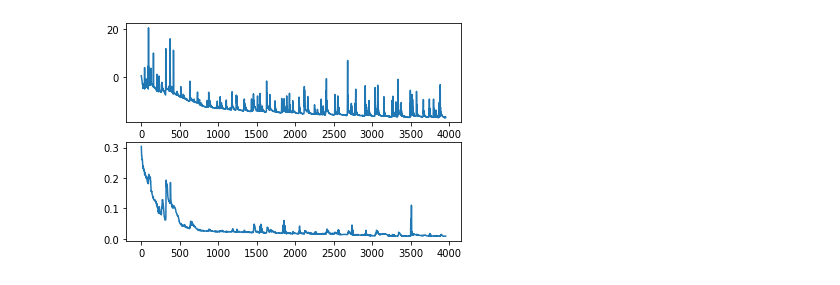
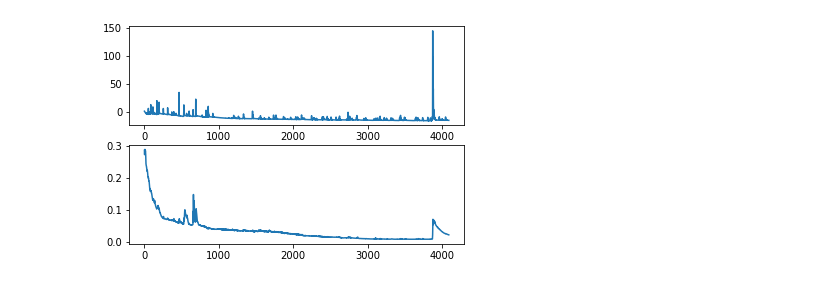
Before and after one commit to facebookresearch/mbrl-lib, a Jupyter notebook: notebooks/fit_ensemble_1d.ipynb, the cells around one changed output. Saved outputs shown, nothing was run; the diff lists cells and outputs as text; code cells hidden in the pictures.

```diff
--- a/notebooks/fit_ensemble_1d.ipynb
+++ b/notebooks/fit_ensemble_1d.ipynb
@@ -71,19 +71,21 @@ member_cfg = omegaconf.OmegaConf.create({
     "in_size": 1,
     "out_size": 2,
     "num_layers": 2,
-    "hid_size": 16
+    "hid_size": 16,
+    "use_silu": True
 })
 
-ensemble = models.Ensemble(num_members, 1, 2, device, member_cfg, optim_lr=0.01)
+ensemble = models.Ensemble(num_members, 1, 2, device, member_cfg, optim_lr=0.0075)
 # %%
-trainer = models.EnsembleTrainer(ensemble, device, dataset_train, dataset_val=dataset_val)
+trainer = models.EnsembleTrainer(
+    ensemble, device, dataset_train, dataset_val=dataset_val, target_is_offset=False)
 train_losses, val_losses = trainer.train(num_epochs=5000, patience=500)
 fig, ax = plt.subplots(2, 1)
 ax[0].plot(train_losses)
 ax[1].plot(val_losses)
 plt.show()
 # %% [output]
-[figure, old version]
+[figure, new version]
 # %%
 x_tensor = torch.from_numpy(x_data).unsqueeze(1).float().to(device)
 
```
Also changed, not shown: parts of 2 cells of this notebook, 4 other files.
